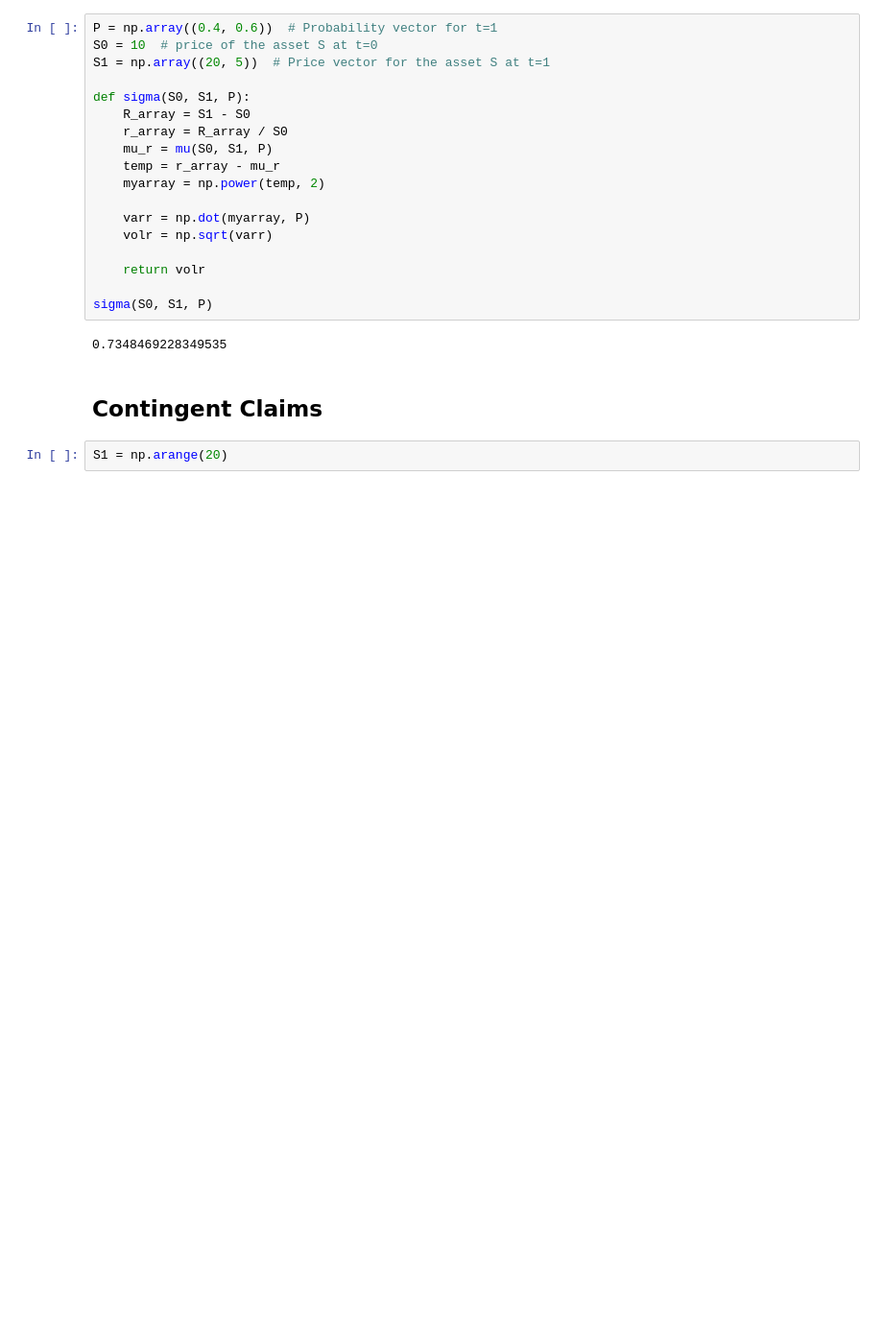
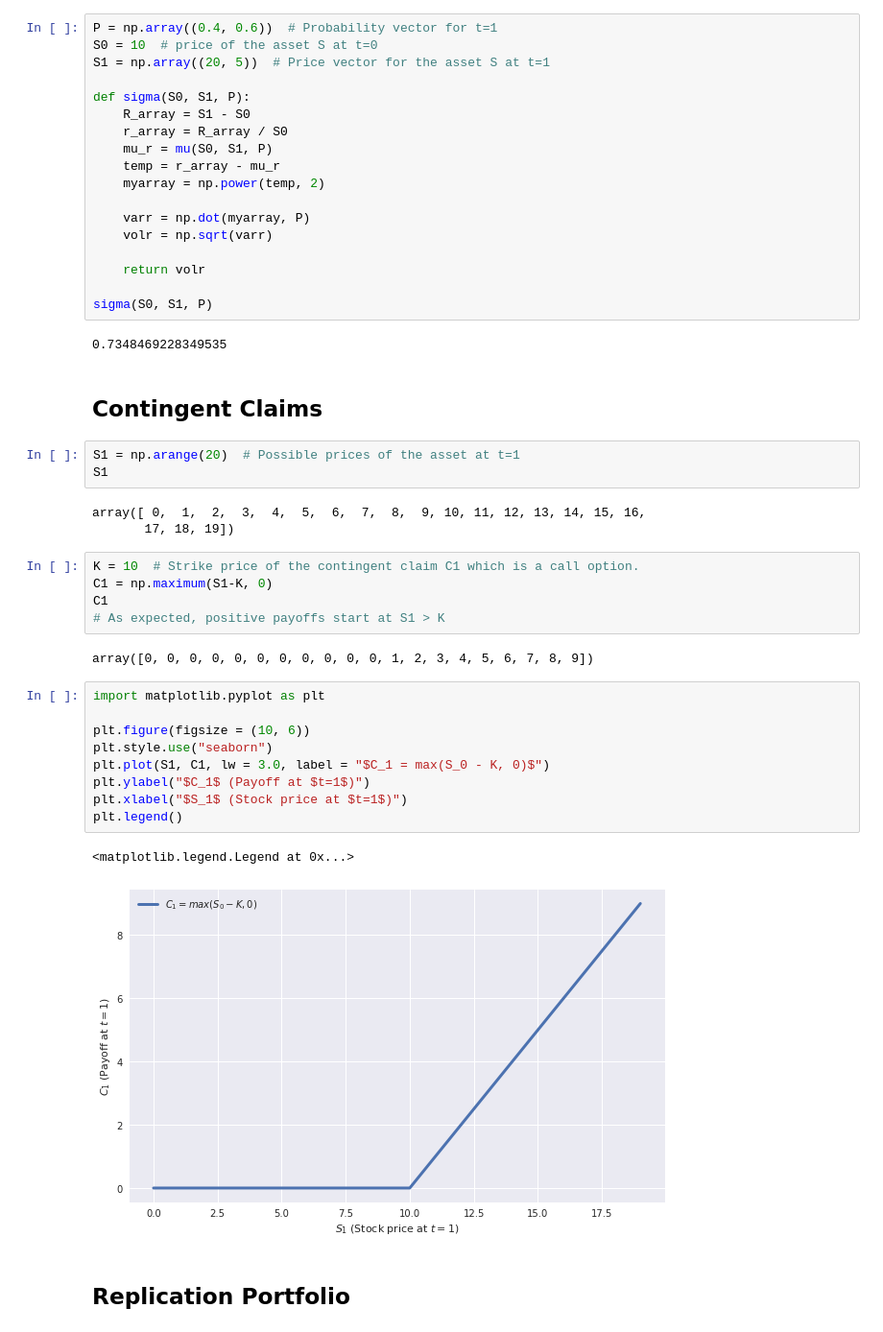
Before and after one commit to adevrent/TPQ_CPF, a Jupyter notebook: Financial Theory with Python/chapter2.ipynb, the cells around one changed output. Shown at 96% size. Cells and saved outputs as stored; diff of their text form; blank space fills up the shorter version.

```diff
--- a/Financial Theory with Python/chapter2.ipynb
+++ b/Financial Theory with Python/chapter2.ipynb
@@ -231,4 +231,29 @@ sigma(S0, S1, P)
 # %% [markdown]
 ## Contingent Claims ##
 # %%
-S1 = np.arange(20)
+S1 = np.arange(20)  # Possible prices of the asset at t=1
+S1
+# %% [output]
+array([ 0,  1,  2,  3,  4,  5,  6,  7,  8,  9, 10, 11, 12, 13, 14, 15, 16,
+       17, 18, 19])
+# %%
+K = 10  # Strike price of the contingent claim C1 which is a call option.
+C1 = np.maximum(S1-K, 0)
+C1
+# As expected, positive payoffs start at S1 > K
+# %% [output]
+array([0, 0, 0, 0, 0, 0, 0, 0, 0, 0, 0, 1, 2, 3, 4, 5, 6, 7, 8, 9])
+# %%
+import matplotlib.pyplot as plt
+
+plt.figure(figsize = (10, 6))
+plt.style.use("seaborn")
+plt.plot(S1, C1, lw = 3.0, label = "$C_1 = max(S_0 - K, 0)$")
+plt.ylabel("$C_1$ (Payoff at $t=1$)")
+plt.xlabel("$S_1$ (Stock price at $t=1$)")
+plt.legend()
+# %% [output]
+<matplotlib.legend.Legend at 0x...>
+[figure, added]
+# %% [markdown]
+## Replication Portfolio ##
```
Also changed, not shown: parts of 24 cells of this notebook.
